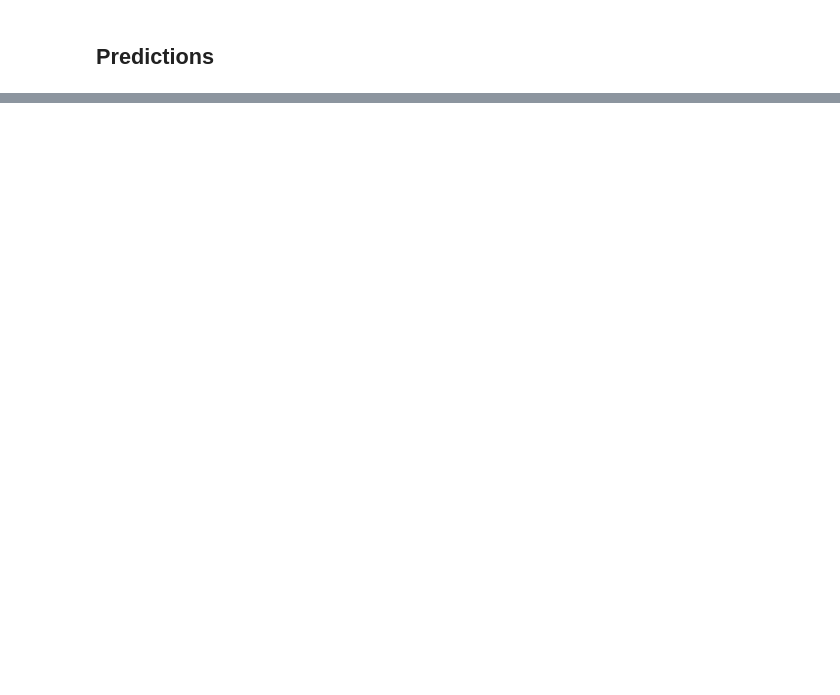
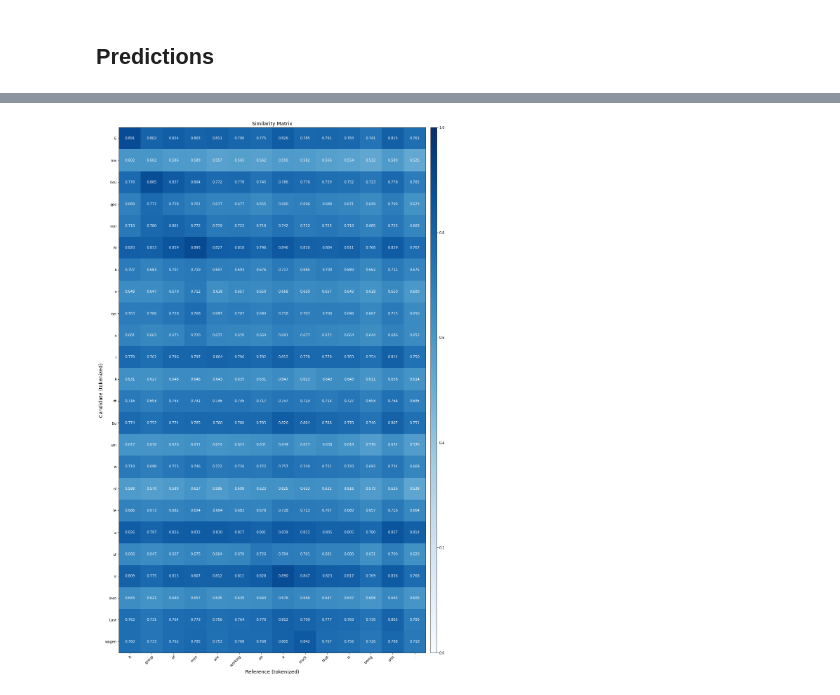
Before and after one commit to garima-mahato/END2, a Jupyter notebook: Session9-LearningRatesandEvaluationMetricsPart1/END2_Session9_BLEU_PPL_BertScore.ipynb, the cells around one changed output, grey strips where cells are left out. Cells and saved outputs as stored; diff of their text form; code cells hidden in the pictures; blank space fills up the shorter version.

```diff
--- a/Session9-LearningRatesandEvaluationMetricsPart1/END2_Session9_BLEU_PPL_BertScore.ipynb
+++ b/Session9-LearningRatesandEvaluationMetricsPart1/END2_Session9_BLEU_PPL_BertScore.ipynb
@@ -626,0 +610,8 @@ German to English Translation:
+# %%
+from bert_score import plot_example
+
+cand = src[0]
+ref = pred[0]
+plot_example(cand, ref, lang="en")
+# %% [output]
+[figure, added]
```
Also changed, not shown: parts of 13 cells of this notebook, 1 other file.
